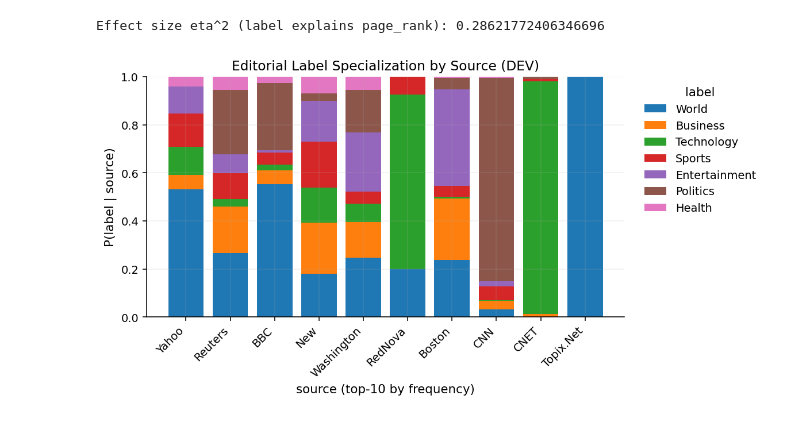
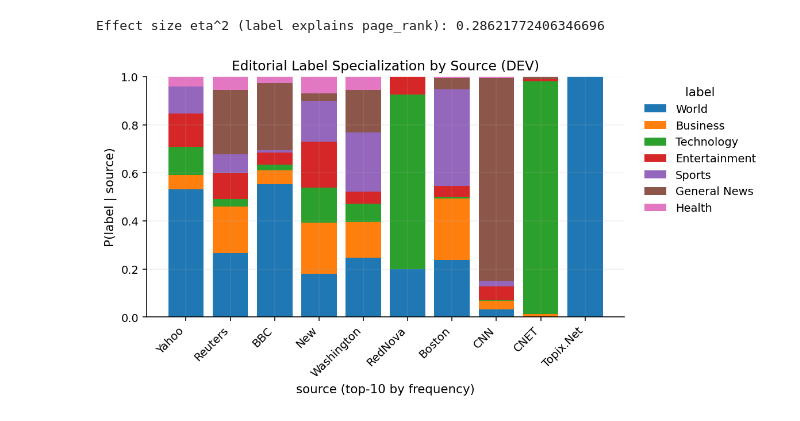
Before and after one commit to snevil/news-article-classification-robust-ensembles, a Jupyter notebook: src/EDA/EDA.ipynb, the cells around one changed output. Drawn from its saved outputs; the diff is of its cells as text; code cells hidden in the pictures.

```diff
--- a/src/EDA/EDA.ipynb
+++ b/src/EDA/EDA.ipynb
@@ -305,16 +305,16 @@ import numpy as np
 import pandas as pd
 import matplotlib.pyplot as plt
 
-# =========================
+
 # Label name mapping
-# =========================
+
 label_names = {
 	0: "World",
 	1: "Business",
 	2: "Technology",
-	3: "Sports",
-	4: "Entertainment",
-	5: "Politics",
+	3: "Entertainment",
+	4: "Sports",
+	5: "General News",
 	6: "Health"
 }
 
@@ -357,31 +357,31 @@ x = np.arange(len(label_source_probs))
 
 for label in sorted(label_source_probs.columns):
 	plt.bar(
 		x,
 		label_source_probs[label].values,
 		bottom=bottom,
 		label=label_names[label]
 	)
 	bottom += label_source_probs[label].values
 
 plt.xticks(
 	x,
 	label_source_probs.index,
 	rotation=45,
 	ha="right"
 )
 
 plt.ylabel("P(label | source)")
 plt.xlabel("source (top-10 by frequency)")
 plt.title("Editorial Label Specialization by Source (DEV)")
 plt.legend(
 	title="label",
 	bbox_to_anchor=(1.02, 1),
 	loc="upper left",
 	frameon=False
 )
 
 plt.tight_layout()
 plt.show()
 # %% [output]
-[figure, old version]
+[figure, new version]
```
